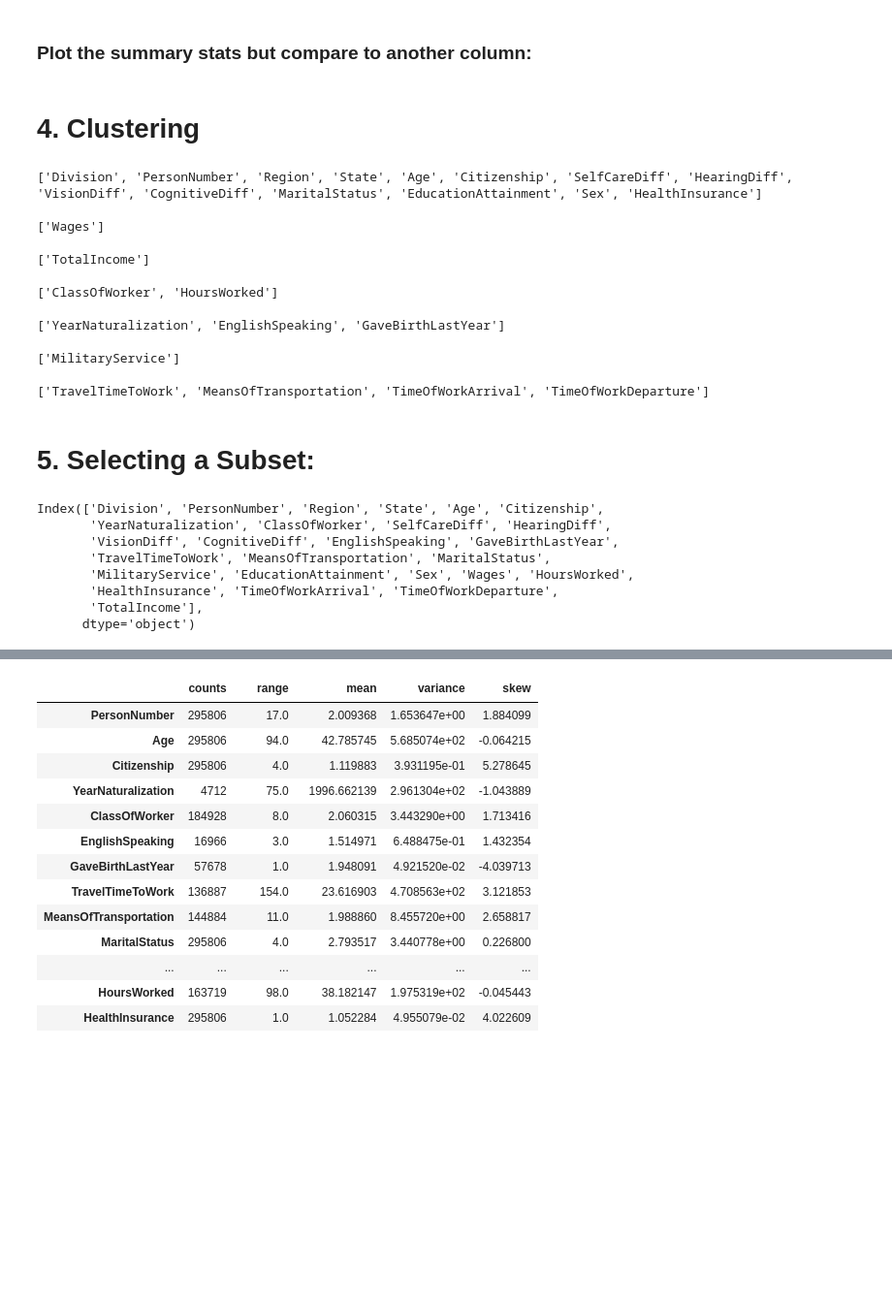
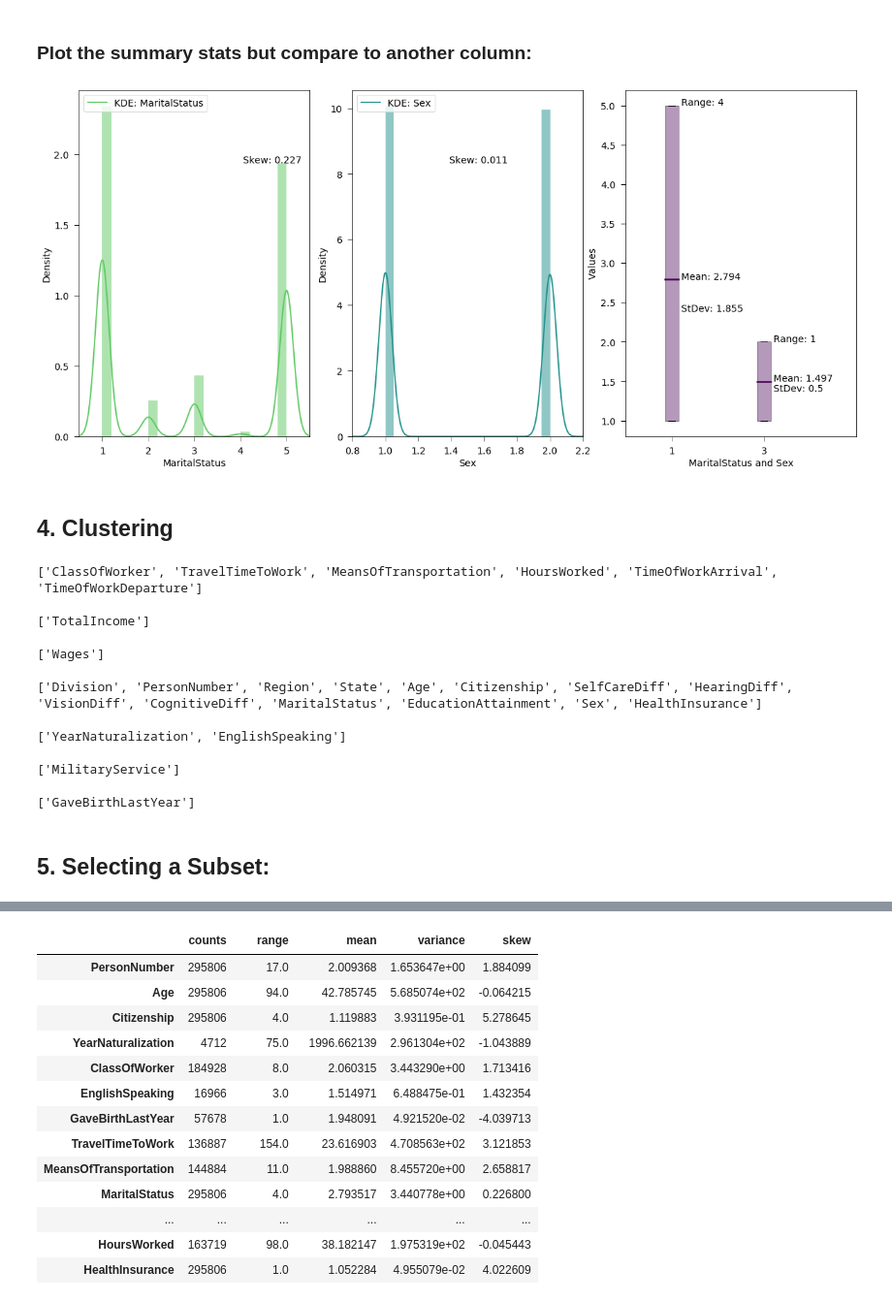
Before and after one commit to MTabbutt/SubGroupExplorerTool_DataViz_CS765, a Jupyter notebook: ToolDev_Exploration.ipynb, the cells around one changed output, grey strips where cells are left out. Shown at 97% size. Saved outputs shown, nothing was run; the diff lists cells and outputs as text; code cells hidden in the pictures; blank space fills up the shorter version.

```diff
--- a/ToolDev_Exploration.ipynb
+++ b/ToolDev_Exploration.ipynb
@@ -139,27 +143,26 @@ summaryMatrix
 # %% [markdown]
 ### Plot the summary stats but compare to another column:
 # %%
-census_data.plotSummaryStatsComparison("Age", "MaritalStatus", , printStats=False)
+census_data.plotSummaryStatsComparison("MaritalStatus", "Sex", printStats=False)
+# %% [output]
+[figure, added]
 # %% [markdown]
-# 4. Clustering
+## 4. Clustering
 # %%
 clusters = census_data.printClusters(clusterdata='summary', ncomponents=7, reg_covar=.0001)
-for cluster in clusters:
-    print(cluster)
-    print()
 # %% [output]
-['Division', 'PersonNumber', 'Region', 'State', 'Age', 'Citizenship', 'SelfCareDiff', 'HearingDiff', 'VisionDiff', 'CognitiveDiff', 'MaritalStatus', 'EducationAttainment', 'Sex', 'HealthInsurance']
+['ClassOfWorker', 'TravelTimeToWork', 'MeansOfTransportation', 'HoursWorked', 'TimeOfWorkArrival', 'TimeOfWorkDeparture']
+
+['TotalIncome']
 
 ['Wages']
 
-['TotalIncome']
+['Division', 'PersonNumber', 'Region', 'State', 'Age', 'Citizenship', 'SelfCareDiff', 'HearingDiff', 'VisionDiff', 'CognitiveDiff', 'MaritalStatus', 'EducationAttainment', 'Sex', 'HealthInsurance']
 
-['ClassOfWorker', 'HoursWorked']
-
-['YearNaturalization', 'EnglishSpeaking', 'GaveBirthLastYear']
+['YearNaturalization', 'EnglishSpeaking']
 
 ['MilitaryService']
 
-['TravelTimeToWork', 'MeansOfTransportation', 'TimeOfWorkArrival', 'TimeOfWorkDeparture']
+['GaveBirthLastYear']
 # %% [markdown]
-# 5. Selecting a Subset:
+## 5. Selecting a Subset:
@@ -168,12 +168,0 @@ census_data_subset = Explorer("./USCensus_ACS_5yr_2019_Modified.csv", skip_rows=
-# %%
-dfsub = census_data_subset.getDataFrame()
-print(dfsub.columns)
-# %% [output]
-Index(['Division', 'PersonNumber', 'Region', 'State', 'Age', 'Citizenship',
-       'YearNaturalization', 'ClassOfWorker', 'SelfCareDiff', 'HearingDiff',
-       'VisionDiff', 'CognitiveDiff', 'EnglishSpeaking', 'GaveBirthLastYear',
-       'TravelTimeToWork', 'MeansOfTransportation', 'MaritalStatus',
-       'MilitaryService', 'EducationAttainment', 'Sex', 'Wages', 'HoursWorked',
-       'HealthInsurance', 'TimeOfWorkArrival', 'TimeOfWorkDeparture',
-       'TotalIncome'],
-      dtype='object')
```
Also changed, not shown: parts of 35 cells of this notebook, 3 other files.
